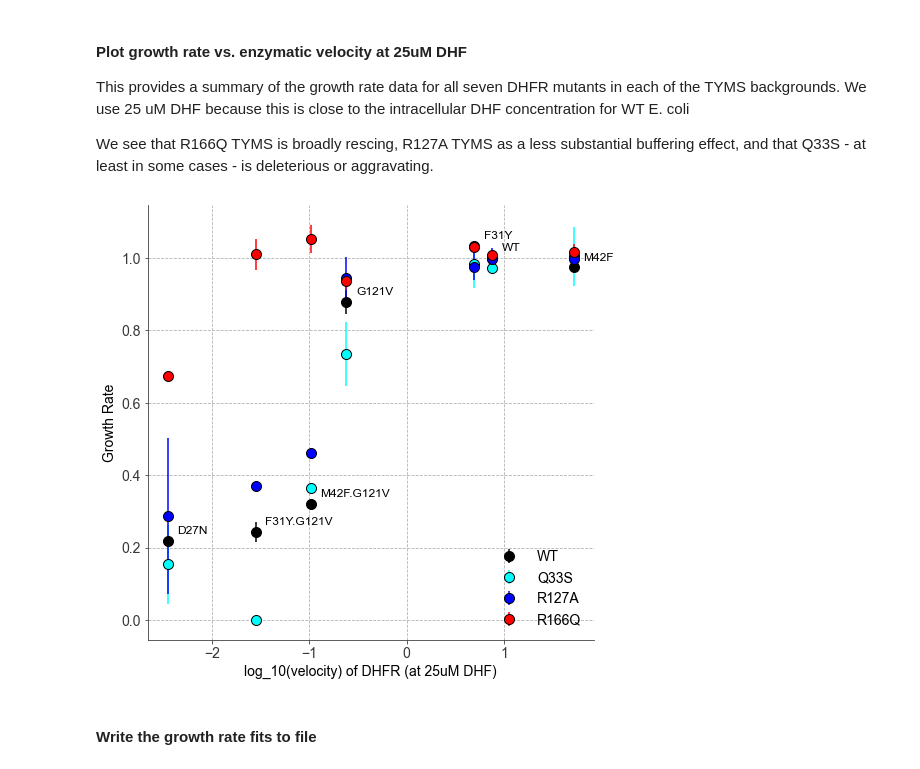
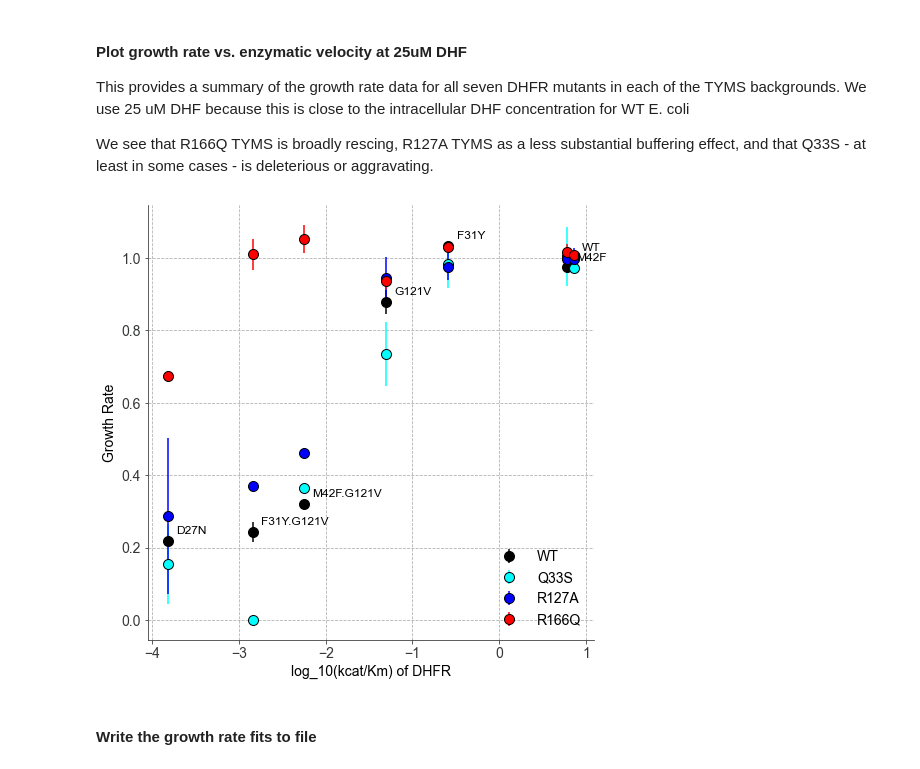
Before and after one commit to reynoldsk/dhfr-tyms-epistasis, a Jupyter notebook: 1_KGModel.ipynb, the cells around one changed output. Drawn from its saved outputs; the diff is of its cells as text; code cells hidden in the pictures.

```diff
--- a/1_KGModel.ipynb
+++ b/1_KGModel.ipynb
@@ -284,21 +284,23 @@ This provides a summary of the growth rate data for all seven DHFR mutants in ea
 We see that R166Q TYMS is broadly rescing, R127A TYMS as a less substantial buffering effect, and that Q33S - at least in some cases - is deleterious or aggravating.
 # %%
 plt.rcParams['figure.figsize'] = 8,8
-vel = [kc/(1 + dhkm_sel[i]/25) for i,kc in enumerate(dhkcat_sel)]
+#vel = [kc/(1 + dhkm_sel[i]/25) for i,kc in enumerate(dhkcat_sel)]
+kcKm = [kc/dhkm_sel[i] for i,kc in enumerate(dhkcat_sel)]
 ts_col = ['black','cyan','blue','red']
 for i in range(len(ts_col)):
-    plt.errorbar(np.log10(vel),g_rates_mean[:,i],yerr=g_rates_std[:,i],fmt='o',color=ts_col[i],mec='k',\
+    plt.errorbar(np.log10(kcKm),g_rates_mean[:,i],yerr=g_rates_std[:,i],fmt='o',color=ts_col[i],mec='k',\
                  ms=10,label=TYMS_mut[i])
 
 for i,mut in enumerate(DHFR_mut):
-    plt.text(np.log10(vel[i])+0.1,g_rates_mean[i,0]+0.02,mut,fontsize=12)
+    plt.text(np.log10(kcKm[i])+0.1,g_rates_mean[i,0]+0.02,mut,fontsize=12)
 
-plt.xlabel('log_10(velocity) of DHFR (at 25uM DHF)',fontsize=14)
+plt.xlabel('log_10(kcat/Km) of DHFR',fontsize=14)
 plt.ylabel('Growth Rate', fontsize=14)
 plt.legend()
 plt.grid(linestyle='--')
+plt.savefig('Figs/GrowthData_PlateReader.pdf')
 # %% [output]
-[figure, old version]
+[figure, new version]
 # %% [markdown]
 #### Write the growth rate fits to file
 # %%
```
Also changed, not shown: parts of 8 cells of this notebook, 3 other files.
